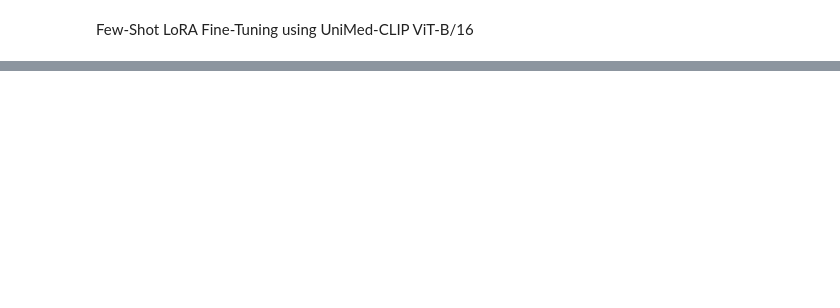
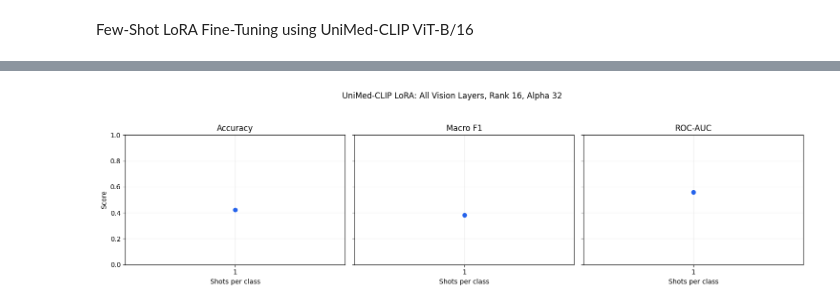
Before and after one commit to mase-ezra/busi-vlm-localisation, a Jupyter notebook: notebooks/03-vlm-classification.ipynb, the cells around one changed output, grey strips where cells are left out. Cells and saved outputs as stored; diff of their text form; code cells hidden in the pictures; blank space fills up the shorter version.

```diff
--- a/notebooks/03-vlm-classification.ipynb
+++ b/notebooks/03-vlm-classification.ipynb
@@ -686,0 +805,5 @@ unimedclip_lora_summary_df
+# %%
+# Show the training curves for the UniMed-CLIP using LoRA.
+plot_fewshot_metrics(unimedclip_lora_summary_df, title='UniMed-CLIP LoRA: All Vision Layers, Rank 16, Alpha 32', save_path=save_dir / 'unimedclip_lora_metrics.png', model_col=None)
+# %% [output]
+[figure, added]
```
Also changed, not shown: parts of 14 cells of this notebook, 7 other files.
